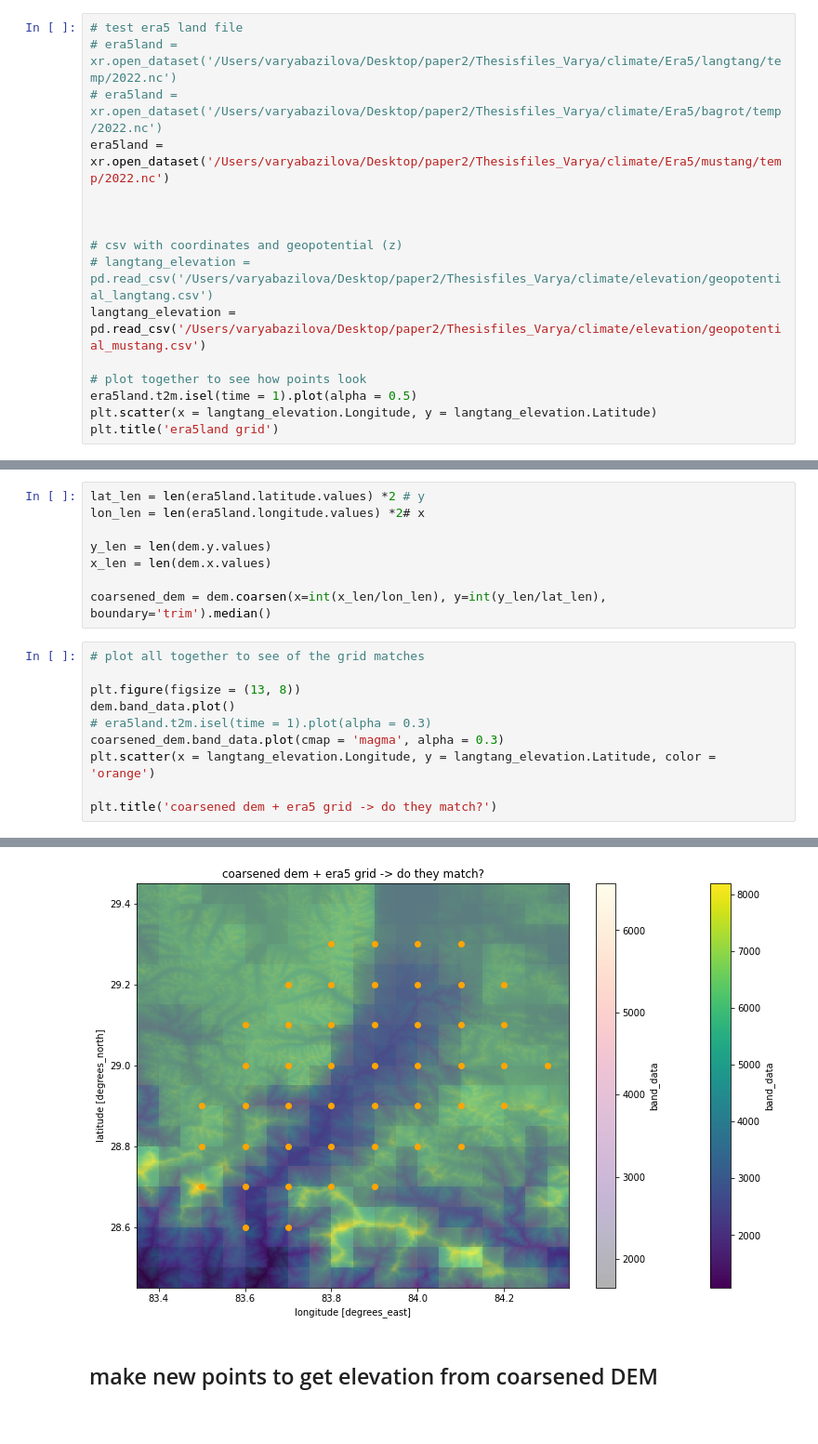
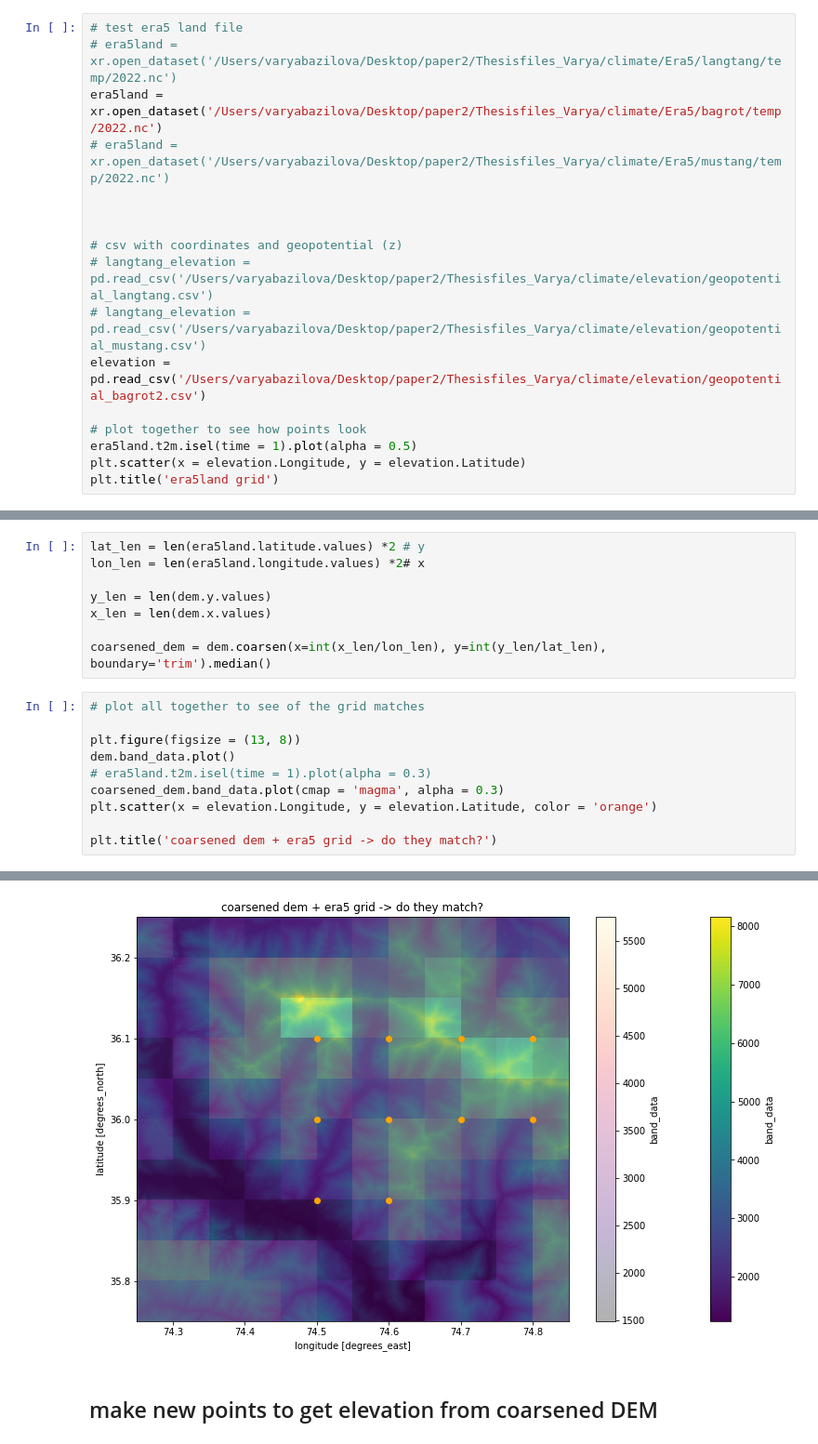
Before and after one commit to varyabazilova/sedcas_sediments_hma, a Jupyter notebook: downscaling_simple/downscaling_coarser_scale.ipynb, the cells around one changed output, grey strips where cells are left out. Shown at 93% size. Cells and saved outputs as stored; diff of their text form.

```diff
--- a/downscaling_simple/downscaling_coarser_scale.ipynb
+++ b/downscaling_simple/downscaling_coarser_scale.ipynb
@@ -11,18 +11,19 @@ import os
 # %%
 # test era5 land file
 # era5land = xr.open_dataset('/Users/varyabazilova/Desktop/paper2/Thesisfiles_Varya/climate/Era5/langtang/temp/2022.nc')
-# era5land = xr.open_dataset('/Users/varyabazilova/Desktop/paper2/Thesisfiles_Varya/climate/Era5/bagrot/temp/2022.nc')
-era5land = xr.open_dataset('/Users/varyabazilova/Desktop/paper2/Thesisfiles_Varya/climate/Era5/mustang/temp/2022.nc')
+era5land = xr.open_dataset('/Users/varyabazilova/Desktop/paper2/Thesisfiles_Varya/climate/Era5/bagrot/temp/2022.nc')
+# era5land = xr.open_dataset('/Users/varyabazilova/Desktop/paper2/Thesisfiles_Varya/climate/Era5/mustang/temp/2022.nc')
 
 
 
 # csv with coordinates and geopotential (z)
 # langtang_elevation = pd.read_csv('/Users/varyabazilova/Desktop/paper2/Thesisfiles_Varya/climate/elevation/geopotential_langtang.csv')
-langtang_elevation = pd.read_csv('/Users/varyabazilova/Desktop/paper2/Thesisfiles_Varya/climate/elevation/geopotential_mustang.csv')
+# langtang_elevation = pd.read_csv('/Users/varyabazilova/Desktop/paper2/Thesisfiles_Varya/climate/elevation/geopotential_mustang.csv')
+elevation = pd.read_csv('/Users/varyabazilova/Desktop/paper2/Thesisfiles_Varya/climate/elevation/geopotential_bagrot2.csv')
 
 # plot together to see how points look
 era5land.t2m.isel(time = 1).plot(alpha = 0.5)
-plt.scatter(x = langtang_elevation.Longitude, y = langtang_elevation.Latitude)
+plt.scatter(x = elevation.Longitude, y = elevation.Latitude)
 plt.title('era5land grid')
 # %% [output]
 Text(0.5, 1.0, 'era5land grid')
@@ -76,16 +77,16 @@ coarsened_dem = dem.coarsen(x=int(x_len/lon_len), y=int(y_len/lat_len), boundary
 # %%
 # plot all together to see of the grid matches
 
 plt.figure(figsize = (13, 8))
 dem.band_data.plot()
 # era5land.t2m.isel(time = 1).plot(alpha = 0.3)
 coarsened_dem.band_data.plot(cmap = 'magma', alpha = 0.3)
-plt.scatter(x = langtang_elevation.Longitude, y = langtang_elevation.Latitude, color = 'orange')
+plt.scatter(x = elevation.Longitude, y = elevation.Latitude, color = 'orange')
 
 plt.title('coarsened dem + era5 grid -> do they match?')
 # %% [output]
 Text(0.5, 1.0, 'coarsened dem + era5 grid -> do they match?')
-[figure, old version]
+[figure, new version]
 # %% [markdown]
 ## make new points to get elevation from coarsened DEM
 # %%
```
Also changed, not shown: parts of 13 cells of this notebook, 13 other files.
